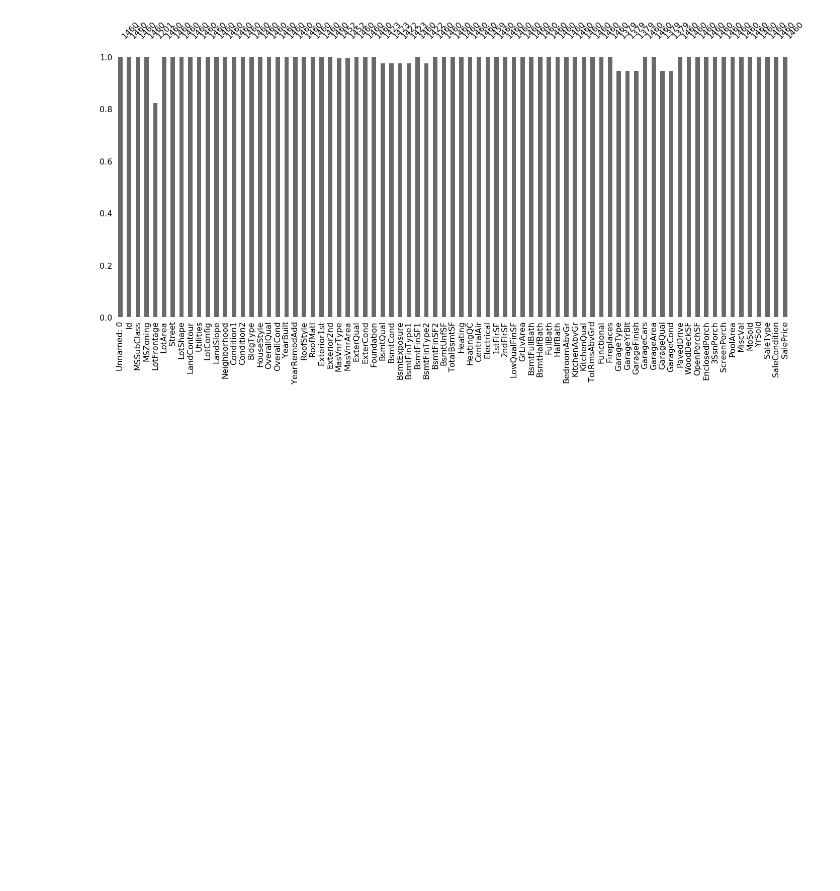
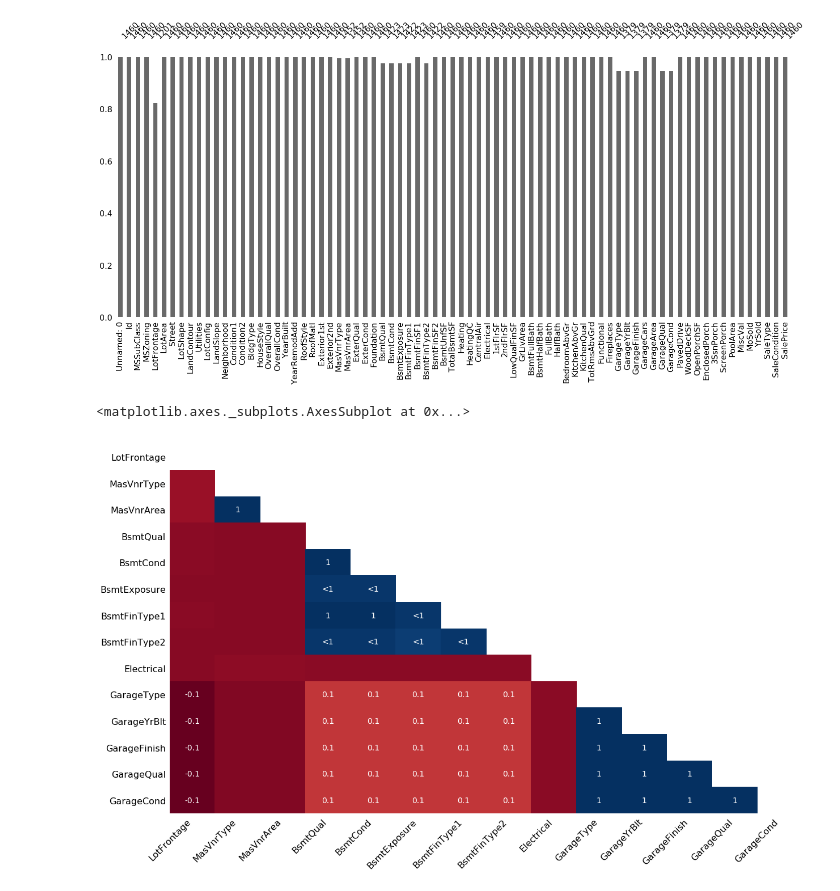
Before and after one commit to JacoboGGLeon/houses_sales_kaggle, a Jupyter notebook: load.ipynb, the cells around one changed output. Drawn from its saved outputs; the diff is of its cells as text; code cells hidden in the pictures; blank space fills up the shorter version.

```diff
--- a/load.ipynb
+++ b/load.ipynb
@@ -73,3 +73,8 @@ msno.bar(df)
 # %% [output]
 <matplotlib.axes._subplots.AxesSubplot at 0x...>
 [figure]
+# %%
+msno.heatmap(df)
+# %% [output]
+<matplotlib.axes._subplots.AxesSubplot at 0x...>
+[figure, added]
```
Also changed, not shown: parts of 2 cells of this notebook.
